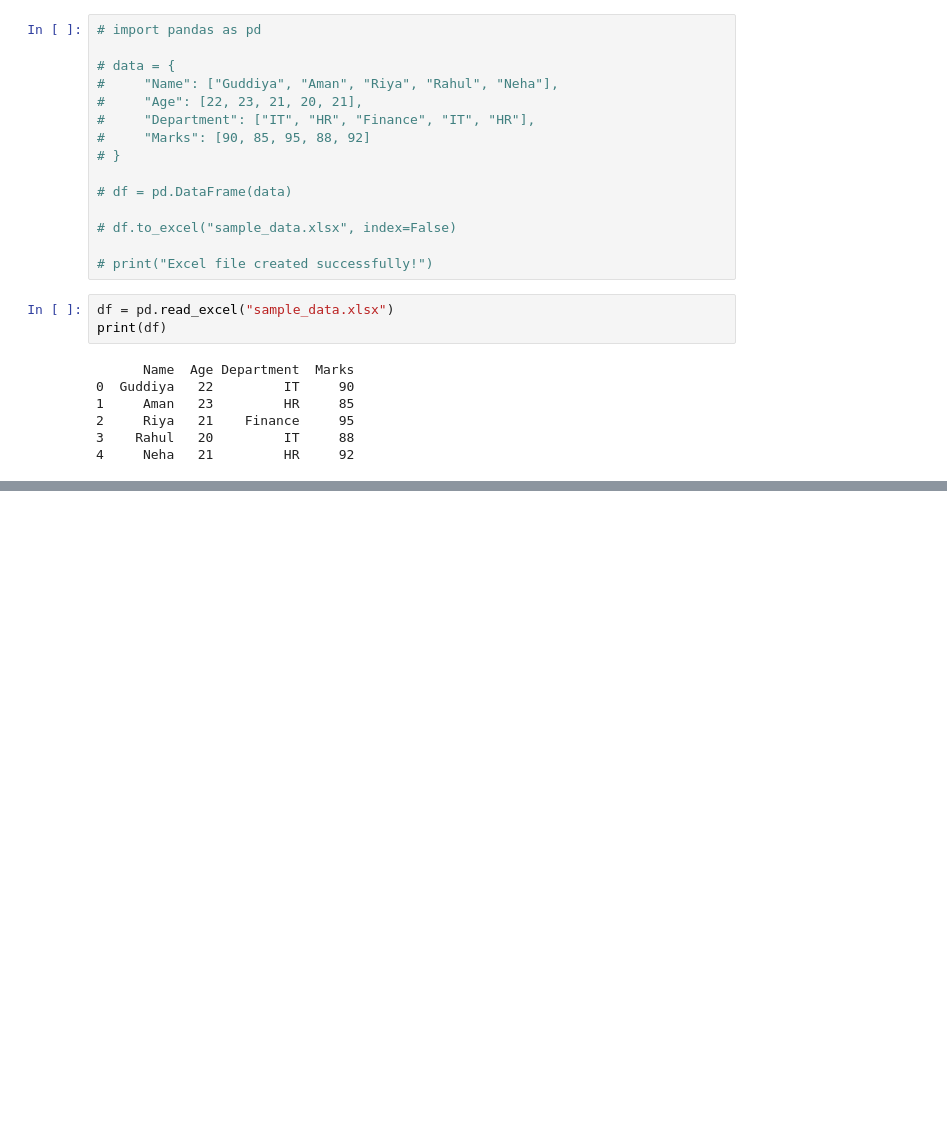
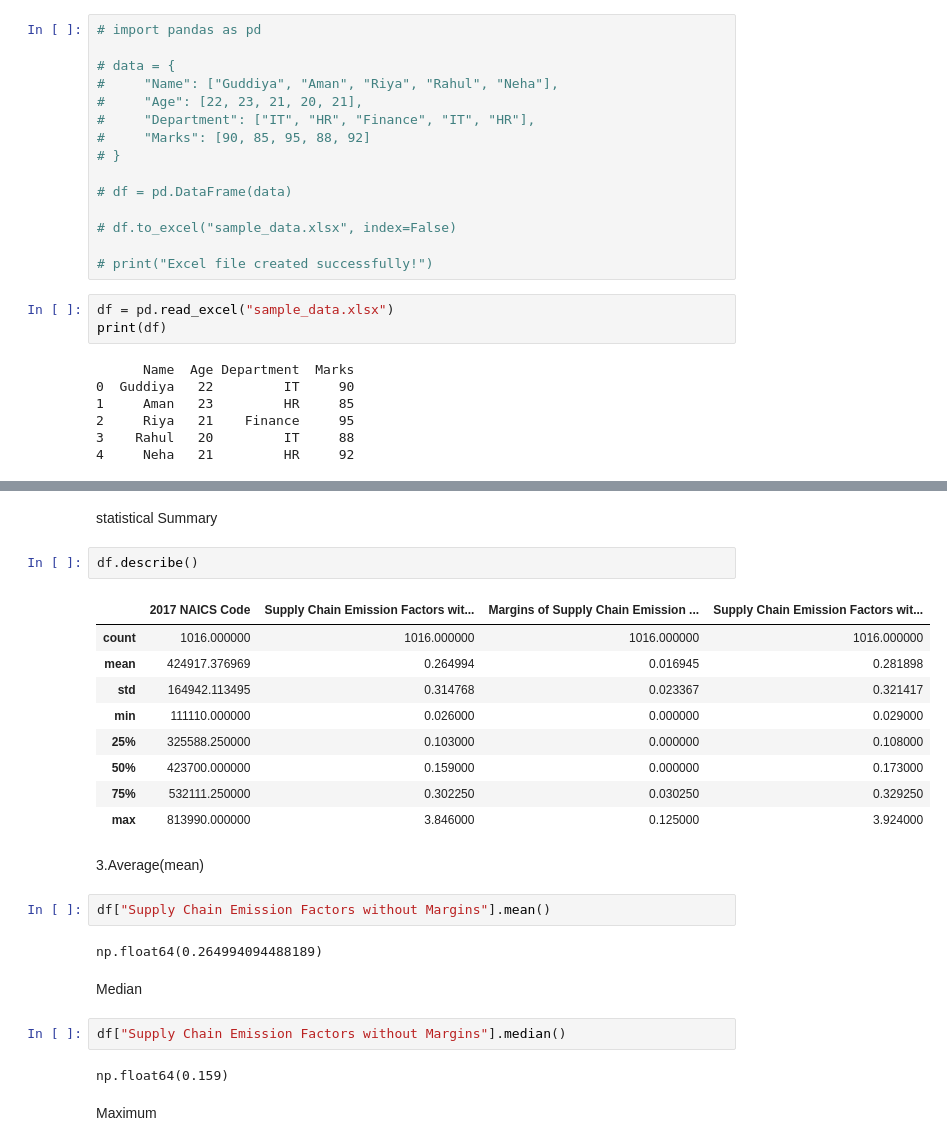
Before and after one commit to guddiyasingh/python-main, a Jupyter notebook: Data_Analysis/PDS.ipynb, the cells around one changed output, grey strips where cells are left out. Drawn from its saved outputs; the diff is of its cells as text; blank space fills up the shorter version.

```diff
--- a/Data_Analysis/PDS.ipynb
+++ b/Data_Analysis/PDS.ipynb
@@ -1253,0 +1286,28 @@ print(df)
+# %% [markdown]
+statistical Summary
+# %%
+df.describe()
+# %% [output]
+|  | 2017 NAICS Code | Supply Chain Emission Factors wit... | Margins of Supply Chain Emission ... | Supply Chain Emission Factors wit... |
+| count | 1016.000000 | 1016.000000 | 1016.000000 | 1016.000000 |
+| mean | 424917.376969 | 0.264994 | 0.016945 | 0.281898 |
+| std | 164942.113495 | 0.314768 | 0.023367 | 0.321417 |
+| min | 111110.000000 | 0.026000 | 0.000000 | 0.029000 |
+| 25% | 325588.250000 | 0.103000 | 0.000000 | 0.108000 |
+| 50% | 423700.000000 | 0.159000 | 0.000000 | 0.173000 |
+| 75% | 532111.250000 | 0.302250 | 0.030250 | 0.329250 |
+| max | 813990.000000 | 3.846000 | 0.125000 | 3.924000 |
+# %% [markdown]
+3.Average(mean)
+# %%
+df["Supply Chain Emission Factors without Margins"].mean()
+# %% [output]
+np.float64(0.264994094488189)
+# %% [markdown]
+Median
+# %%
+df["Supply Chain Emission Factors without Margins"].median()
+# %% [output]
+np.float64(0.159)
+# %% [markdown]
+Maximum
```
Also changed, not shown: parts of 18 cells of this notebook, 2 other files.
